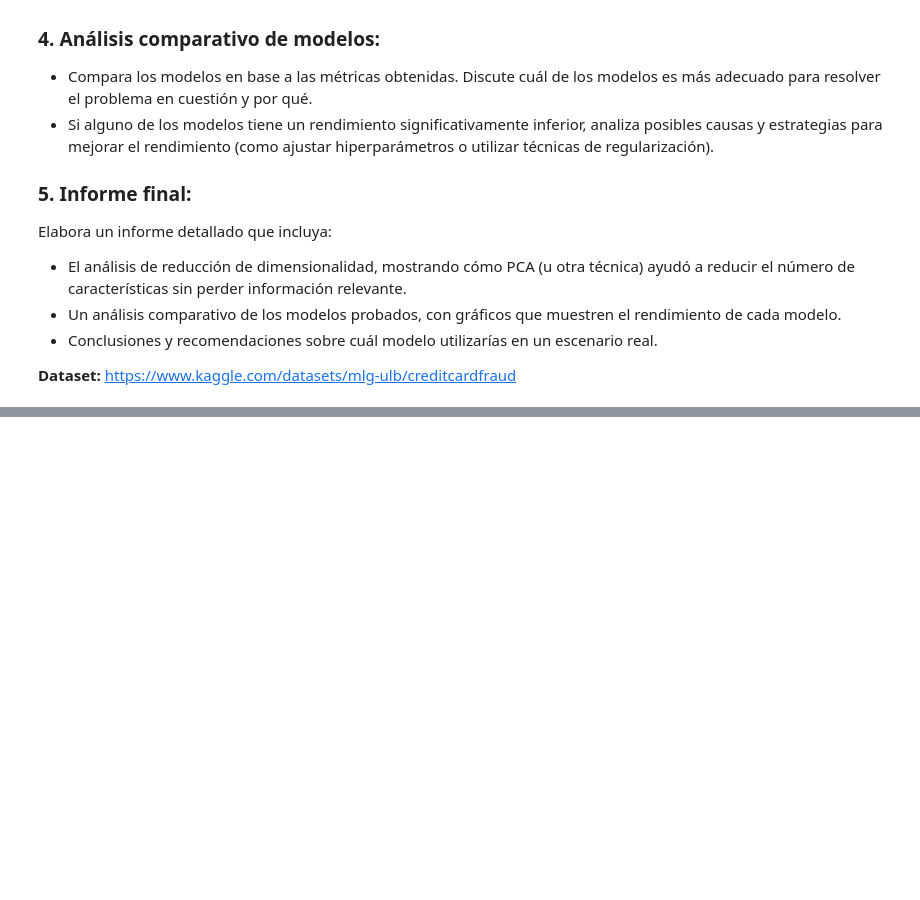
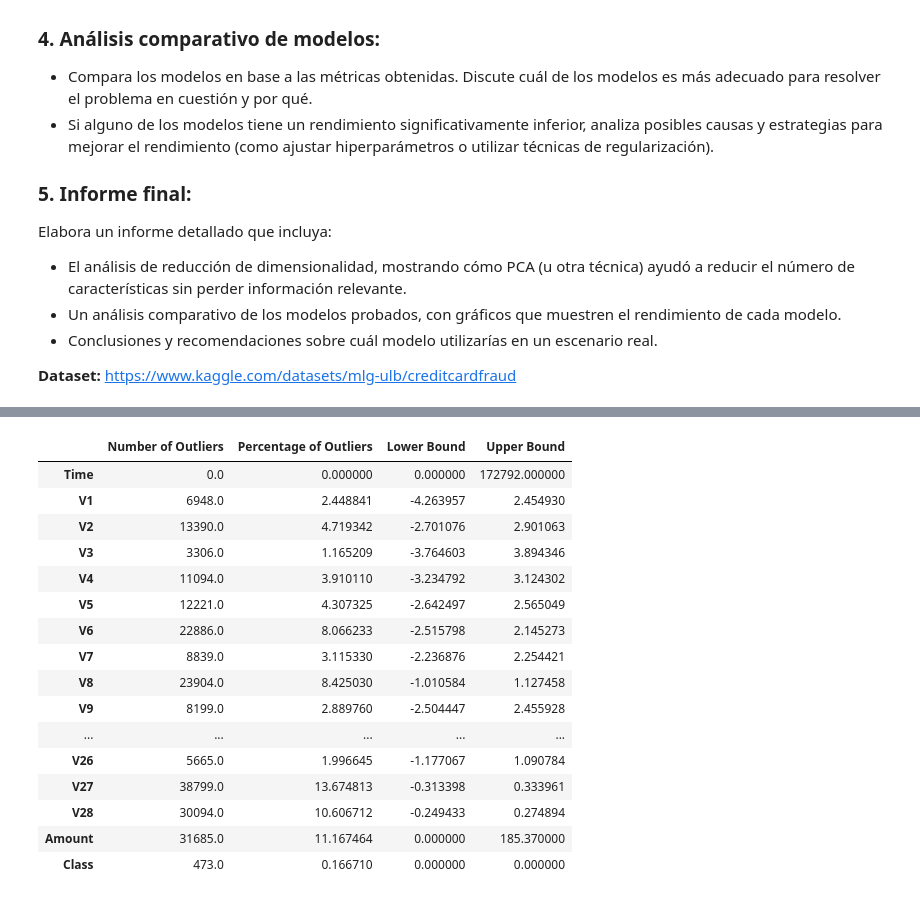
Before and after one commit to gillopy/Coding_Dojo_DS_ML, a Jupyter notebook: 3 - Advance_Machine_Learning/2 - Aprendizaje profundo/3 - Reducción de Dimensionalidad y Benchmarking de Modelos (Core)/Reducción de Dimensionalidad y Benchmarking de Modelos (Core).ipynb, the cells around one changed output, grey strips where cells are left out. Saved outputs shown, nothing was run; the diff lists cells and outputs as text; code cells hidden in the pictures; blank space fills up the shorter version.

```diff
--- a/3 - Advance_Machine_Learning/2 - Aprendizaje profundo/3 - Reducción de Dimensionalidad y Benchmarking de Modelos (Core)/Reducción de Dimensionalidad y Benchmarking de Modelos (Core).ipynb
+++ b/3 - Advance_Machine_Learning/2 - Aprendizaje profundo/3 - Reducción de Dimensionalidad y Benchmarking de Modelos (Core)/Reducción de Dimensionalidad y Benchmarking de Modelos (Core).ipynb
@@ -47,0 +181,31 @@ Elabora un informe detallado que incluya:
+# %%
+# Create a summary DataFrame for outliers
+outliers_summary = pd.DataFrame()
+for column in df:
+    outliers = utils.detect_outliers_iqr(df[column])
+    outliers_summary[column] = {
+        'Number of Outliers': outliers.sum(),
+        'Percentage of Outliers': 100 * outliers.mean(),
+        'Lower Bound': df[column][~outliers].min(),
+        'Upper Bound': df[column][~outliers].max()
+    }
+
+outliers_summary.T
+# %% [output]
+|  | Number of Outliers | Percentage of Outliers | Lower Bound | Upper Bound |
+| Time | 0.0 | 0.000000 | 0.000000 | 172792.000000 |
+| V1 | 6948.0 | 2.448841 | -4.263957 | 2.454930 |
+| V2 | 13390.0 | 4.719342 | -2.701076 | 2.901063 |
+| V3 | 3306.0 | 1.165209 | -3.764603 | 3.894346 |
+| V4 | 11094.0 | 3.910110 | -3.234792 | 3.124302 |
+| V5 | 12221.0 | 4.307325 | -2.642497 | 2.565049 |
+| V6 | 22886.0 | 8.066233 | -2.515798 | 2.145273 |
+| V7 | 8839.0 | 3.115330 | -2.236876 | 2.254421 |
+| V8 | 23904.0 | 8.425030 | -1.010584 | 1.127458 |
+| V9 | 8199.0 | 2.889760 | -2.504447 | 2.455928 |
+| ... | ... | ... | ... | ... |
+| V26 | 5665.0 | 1.996645 | -1.177067 | 1.090784 |
+| V27 | 38799.0 | 13.674813 | -0.313398 | 0.333961 |
+| V28 | 30094.0 | 10.606712 | -0.249433 | 0.274894 |
+| Amount | 31685.0 | 11.167464 | 0.000000 | 185.370000 |
+| Class | 473.0 | 0.166710 | 0.000000 | 0.000000 |
```
Also changed, not shown: parts of 15 cells of this notebook, 1 other file.
